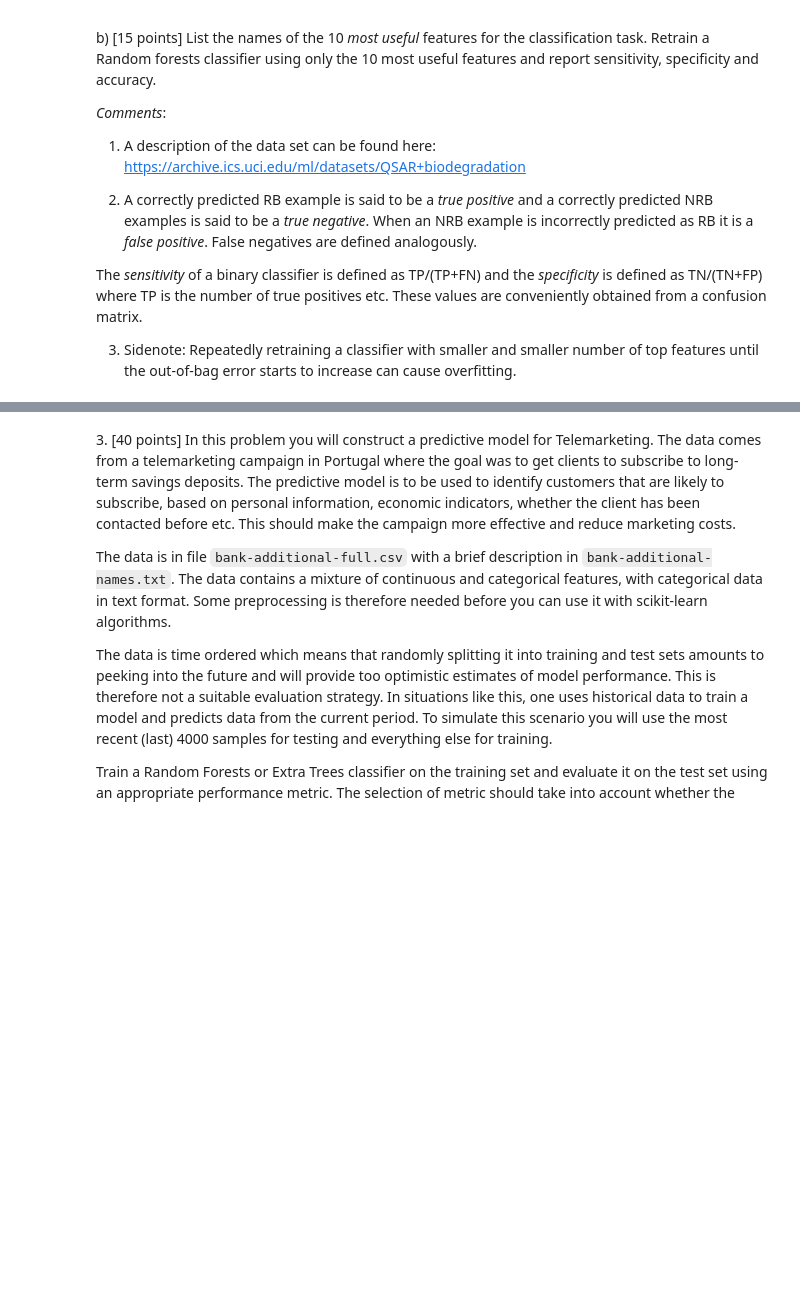
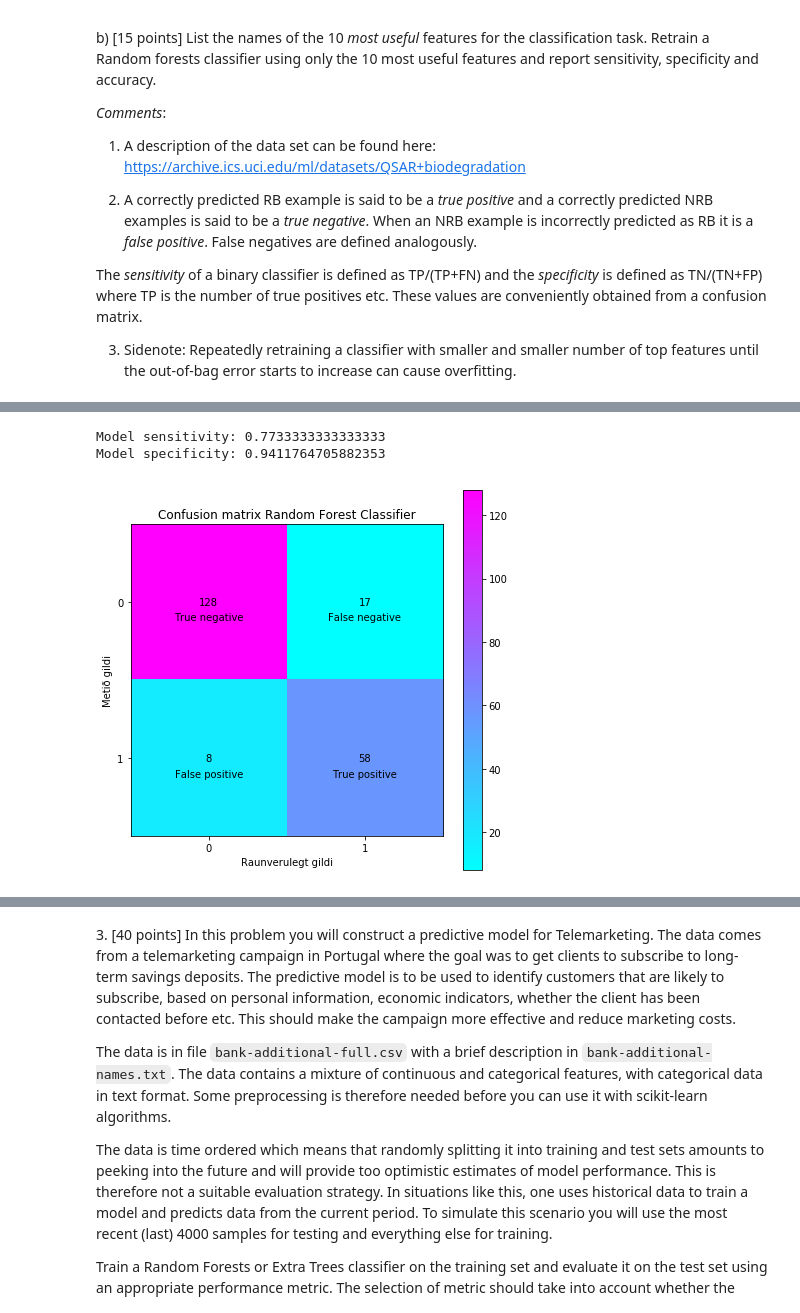
Before and after one commit to EmilGauti/Gervigreind-vor-2019, a Jupyter notebook: Homework 5/hw5_draft.ipynb, the cells around one changed output, grey strips where cells are left out. Drawn from its saved outputs; the diff is of its cells as text; code cells hidden in the pictures; blank space fills up the shorter version.

```diff
--- a/Homework 5/hw5_draft.ipynb
+++ b/Homework 5/hw5_draft.ipynb
@@ -169,24 +169,33 @@ Test Score: 0.8672985781990521
 # %%
 from sklearn import metrics
 import matplotlib.pyplot as plt
 cm = metrics.confusion_matrix(y_test,clf.predict(X_test))
-plt.figure(figsize=(10,10))
+plt.figure(figsize=(7,7))
 plt.imshow(cm, cmap='cool')
 plt.title('Confusion matrix Random Forest Classifier')
 plt.xlabel('Raunverulegt gildi')
 plt.ylabel('Metið gildi')
 plt.xticks([0,1])
 plt.yticks([0,1])
 plt.colorbar()
 n = cm.shape[0]
 p = cm.shape[1]
-blabb = ['True negative','False negative','False positive','True positive']
+blabb = ['True negative','False positive','False negative','True positive']
 ind=0
 for i in range(n):
     for j in range(p):
         plt.annotate(str(cm[i,j]),xy=(i,j),
                      horizontalalignment='center', verticalalignment='center')
         plt.annotate(blabb[ind],xy=(i,j+0.1), horizontalalignment='center'
                      , verticalalignment='center')
         ind=ind+1
+sens = cm[1,1]/(cm[1,1] + cm[1,0])
+spec = cm[0,0]/(cm[0,0] + cm[0,1])
+
+print('Model sensitivity:', sens)
+print('Model specificity:', spec)
+# %% [output]
+Model sensitivity: 0.7733333333333333
+Model specificity: 0.9411764705882353
+[figure, added]
 # %% [markdown]
```
Also changed, not shown: parts of 16 cells of this notebook, 5 other files.
